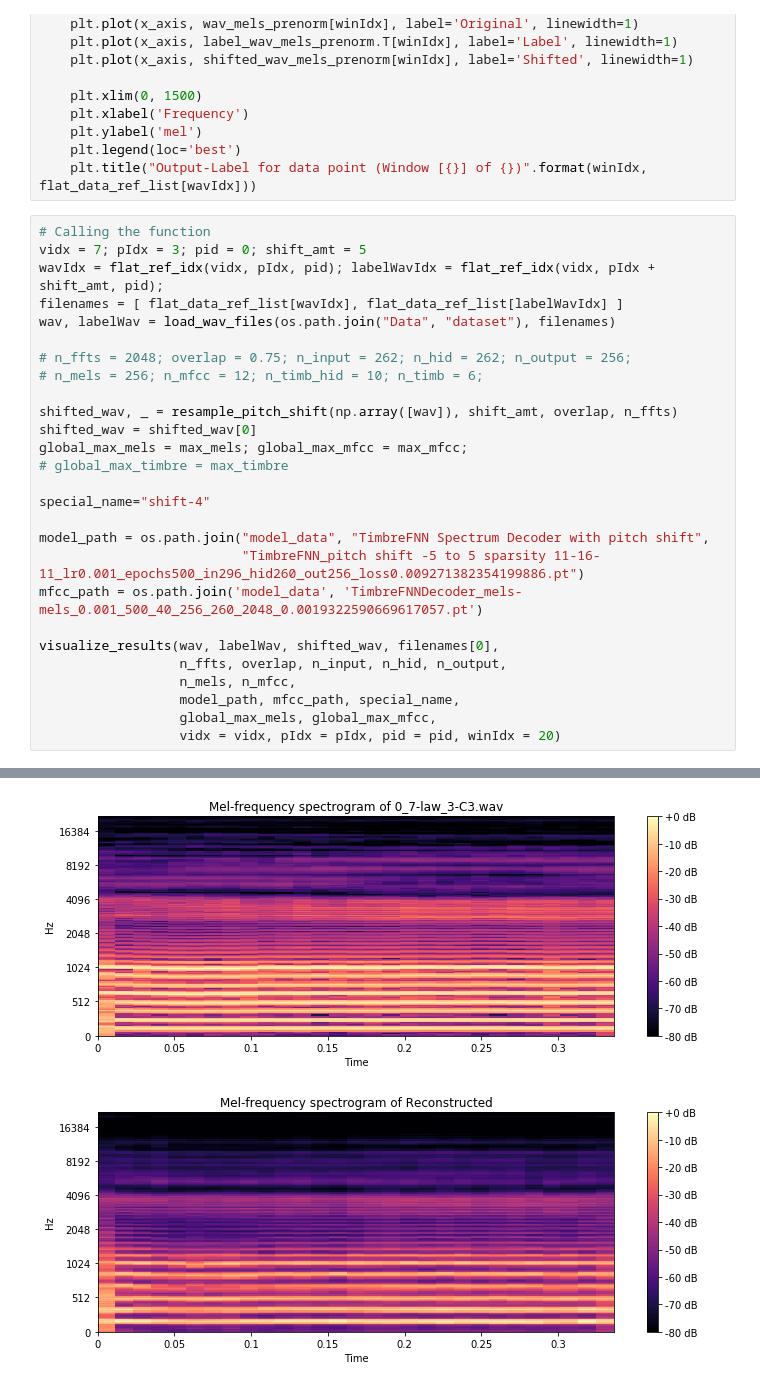
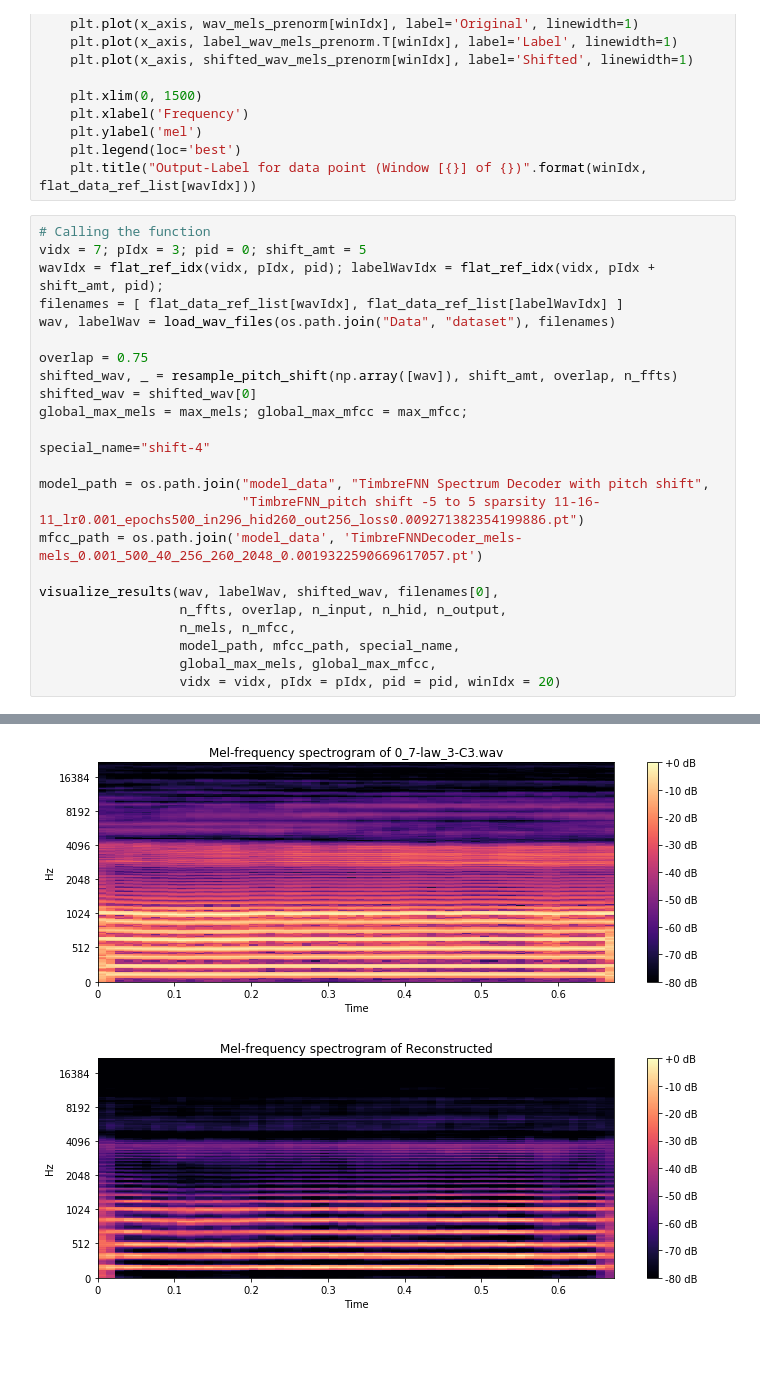
Before and after one commit to zioul123/VocalPitchModulator, a Jupyter notebook: Timbre And Spectrum Decoder for TimbreFNN.ipynb, the cells around one changed output, grey strips where cells are left out. Saved outputs shown, nothing was run; the diff lists cells and outputs as text; blank space fills up the shorter version.

Commit message:
Change overlap to 0.75 for reconstruction

```diff
--- a/Timbre And Spectrum Decoder for TimbreFNN.ipynb
+++ b/Timbre And Spectrum Decoder for TimbreFNN.ipynb
@@ -802,13 +802,10 @@ wavIdx = flat_ref_idx(vidx, pIdx, pid); labelWavIdx = flat_ref_idx(vidx, pIdx +
 filenames = [ flat_data_ref_list[wavIdx], flat_data_ref_list[labelWavIdx] ]
 wav, labelWav = load_wav_files(os.path.join("Data", "dataset"), filenames)
 
-# n_ffts = 2048; overlap = 0.75; n_input = 262; n_hid = 262; n_output = 256;
-# n_mels = 256; n_mfcc = 12; n_timb_hid = 10; n_timb = 6;
-
+overlap = 0.75
 shifted_wav, _ = resample_pitch_shift(np.array([wav]), shift_amt, overlap, n_ffts)
 shifted_wav = shifted_wav[0]
 global_max_mels = max_mels; global_max_mfcc = max_mfcc;
-# global_max_timbre = max_timbre
 
 special_name="shift-4"
 
@@ -831,2 +828,2 @@ Denormalized prediction: (29, 256)
-[figure, old version]
+[figure, new version]
-[figure, old version]
+[figure, new version]
```
Also changed, not shown: parts of 1 cell of this notebook.
